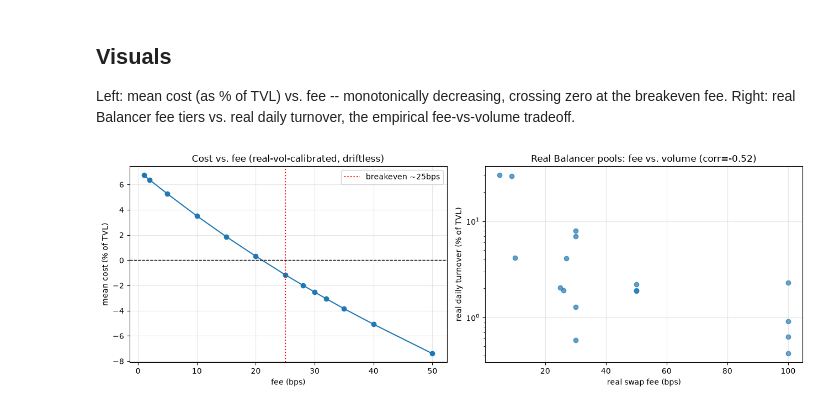
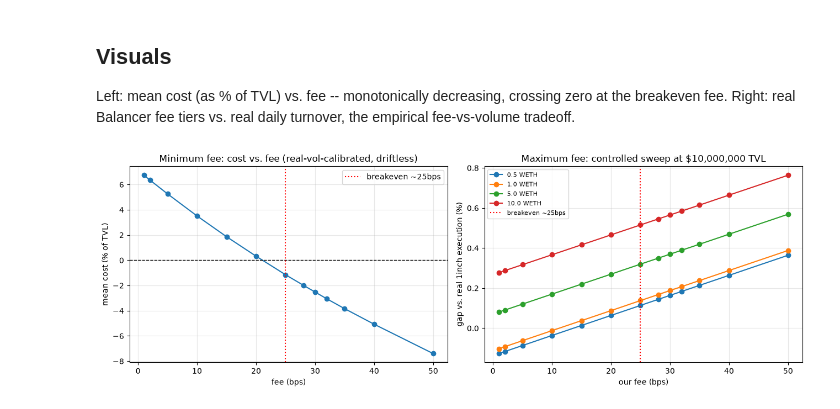
Before and after one commit to bleu/aqua-portfolio-manager, a Jupyter notebook: simulation/notebooks/09_fee_recommendation.ipynb, the cells around one changed output. Drawn from its saved outputs; the diff is of its cells as text; code cells hidden in the pictures.

```diff
--- a/simulation/notebooks/09_fee_recommendation.ipynb
+++ b/simulation/notebooks/09_fee_recommendation.ipynb
@@ -206,19 +229,3 @@ real execution for 1-10 WETH trades -- no fee choice fixes that; the pool is sim
 shallow for that size. Only once depth reaches roughly $10M does the structural gap
 shrink to a level (under 0.5% for modest sizes) where fee actually becomes the
 second-order lever worth tuning. We check that regime next.
-# %%
-print(f"At $10M TVL, our pool's quote at our breakeven fee ({breakeven_fee_bps}bps) vs. real 1inch execution:\n")
-target_tvl = 10_000_000.0
-pool_weth = (target_tvl / 2) / REAL_PRICE
-pool_usdc = target_tvl / 2
-breakeven_fee = breakeven_fee_bps / 10000
-
-for size in [0.1, 0.5, 1.0, 5.0, 10.0]:
-    usdc_out = exact_in(CurveState(pool_weth, pool_usdc, 0.5, 0.5), size, fee=breakeven_fee)
-    our_price = usdc_out / size
-    real_ref = next((q["effective_price_usdc_per_weth"] for q in quotes if q["weth_in"] >= size), quotes[-1]["effective_price_usdc_per_weth"])
-    gap = (our_price - real_ref) / real_ref
-    print(f"  size={size:>5.1f} WETH: our_price={our_price:>8.2f} vs real 1inch~{real_ref:>8.2f} -> gap={gap:+.3%}")
-
-print(f"\nAt this depth, our breakeven fee ({breakeven_fee_bps}bps) leaves a real but modest (under ~0.2%) gap for small trades")
-print("-- close enough that a real router might still include this pool for part of a split trade, though we can't confirm that without live routing data")
@@ -282,26 +280,28 @@ fee-vs-volume tradeoff.
 # %%
 fig, (ax1, ax2) = plt.subplots(1, 2, figsize=(13, 4.5))
 
 ax1.plot(FEE_GRID_BPS, mean_costs / TVL * 100, marker="o")
 ax1.axhline(0, color="black", linestyle="--", linewidth=1)
 ax1.axvline(breakeven_fee_bps, color="red", linestyle=":", linewidth=1.5, label=f"breakeven ~{breakeven_fee_bps}bps")
 ax1.set_xlabel("fee (bps)")
 ax1.set_ylabel("mean cost (% of TVL)")
-ax1.set_title("Cost vs. fee (real-vol-calibrated, driftless)")
+ax1.set_title("Minimum fee: cost vs. fee (real-vol-calibrated, driftless)")
 ax1.legend()
 ax1.grid(alpha=0.3)
 
-ax2.scatter(fees * 10000, turnovers * 100, alpha=0.7)
-ax2.set_xlabel("real swap fee (bps)")
-ax2.set_ylabel("real daily turnover (% of TVL)")
-ax2.set_title(f"Real Balancer pools: fee vs. volume (corr={correlation:.2f})")
-ax2.set_yscale("log")
+for size in sizes_to_check:
+    ax2.plot(FEE_GRID_BPS, [g * 100 for g in gap_by_fee[size]], marker="o", label=f"{size:.1f} WETH")
+ax2.axvline(breakeven_fee_bps, color="red", linestyle=":", linewidth=1.5, label=f"breakeven ~{breakeven_fee_bps}bps")
+ax2.set_xlabel("our fee (bps)")
+ax2.set_ylabel("gap vs. real 1inch execution (%)")
+ax2.set_title(f"Maximum fee: controlled sweep at ${COMPETITIVE_TVL:,.0f} TVL")
+ax2.legend(fontsize=8)
 ax2.grid(alpha=0.3)
 
 plt.tight_layout()
 plt.show()
 # %% [output]
-[figure, old version]
+[figure, new version]
 # %% [markdown]
 ## Summary
 
```
Also changed, not shown: parts of 10 cells of this notebook.
